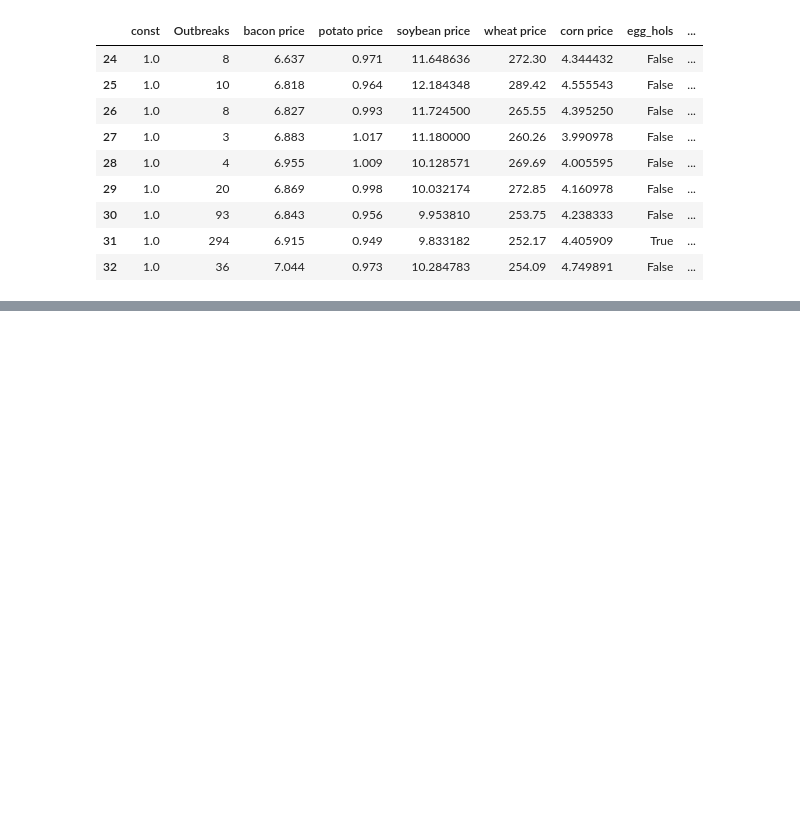
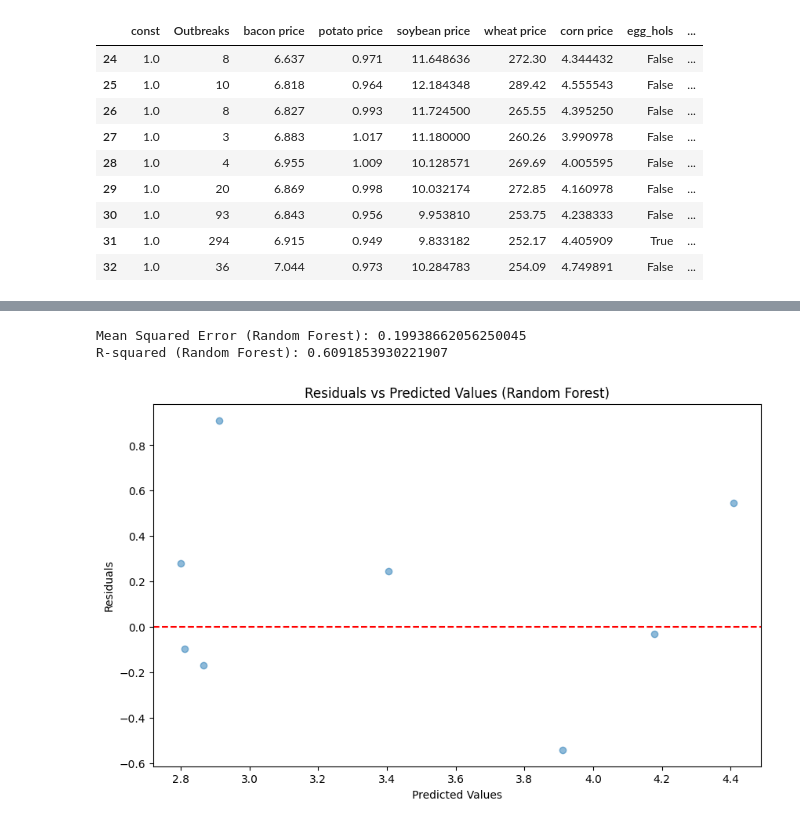
Before and after one commit to xeniachen-01/142a-eggs, a Jupyter notebook: backtesting.ipynb, the cells around one changed output, grey strips where cells are left out. Cells and saved outputs as stored; diff of their text form; code cells hidden in the pictures; blank space fills up the shorter version.

```diff
--- a/backtesting.ipynb
+++ b/backtesting.ipynb
@@ -90,0 +95,28 @@ R-squared: 0.7782321765827878
+# %%
+#Random Forest
+rf = RandomForestRegressor(n_estimators=100, random_state=42)
+rf.fit(X_train, y_train)
+pred_rf = rf.predict(X_test)
+# Calculate the mean squared error and R-squared value
+mse_rf = mean_squared_error(y_test.iloc[:-1], pred_rf[:-1])
+r2_rf = r2_score(y_test.iloc[:-1], pred_rf[:-1])
+print(f'Mean Squared Error (Random Forest): {mse_rf}')
+print(f'R-squared (Random Forest): {r2_rf}')
+# %% [output]
+Mean Squared Error (Random Forest): 0.19938662056250045
+R-squared (Random Forest): 0.6091853930221907
+# %%
+# Calculate the residuals
+residuals_rf = y_test.iloc[:-1] - pred_rf[:-1]
+# Create a DataFrame for the residuals
+residuals_rf_df = pd.DataFrame({'Actual': y_test.iloc[:-1], 'Predicted': pred_rf[:-1], 'Residuals': residuals_rf})
+# Plot the residuals
+plt.figure(figsize=(10, 6))
+plt.scatter(pred_rf[:-1], residuals_rf, alpha=0.5)
+plt.axhline(0, color='red', linestyle='--')
+plt.title('Residuals vs Predicted Values (Random Forest)')
+plt.xlabel('Predicted Values')
+plt.ylabel('Residuals')
+plt.show()
+# %% [output]
+[figure, added]
```
Also changed, not shown: parts of 6 cells of this notebook, 1 other file.
